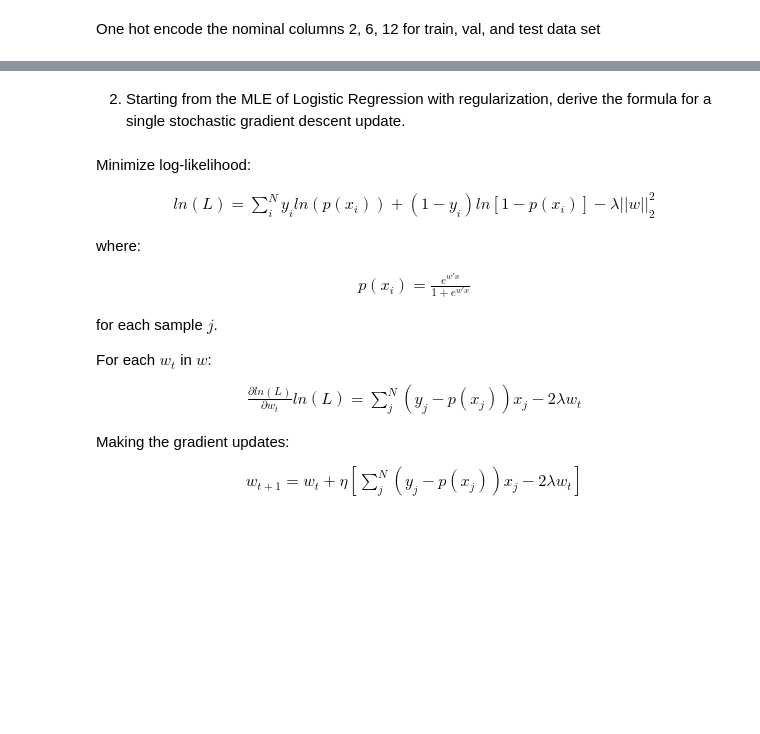
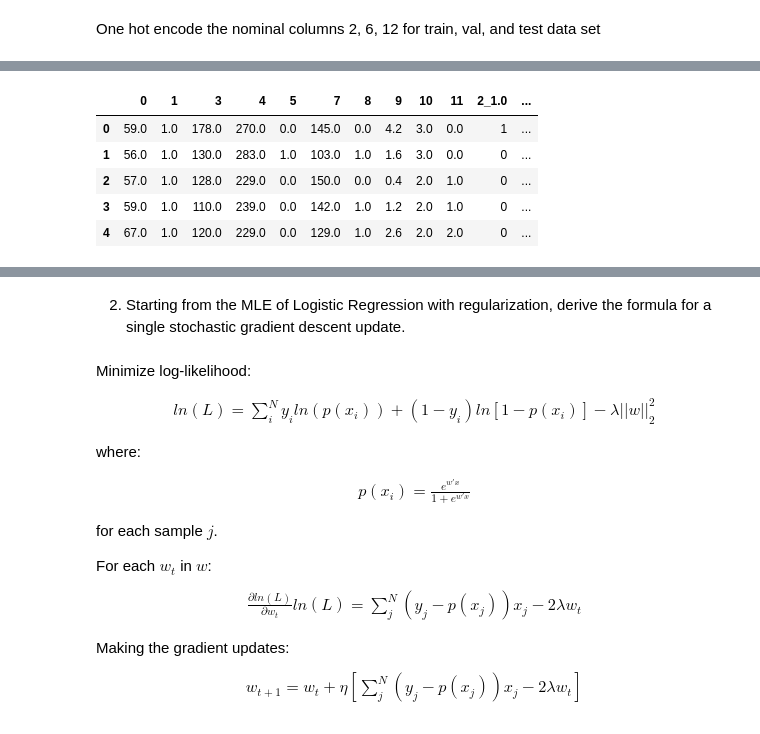
Before and after one commit to lin-justin/Applied_Machine-Learning, a Jupyter notebook: hw1.ipynb, the cells around one changed output, grey strips where cells are left out. Saved outputs shown, nothing was run; the diff lists cells and outputs as text; code cells hidden in the pictures; blank space fills up the shorter version.

```diff
--- a/hw1.ipynb
+++ b/hw1.ipynb
@@ -402,0 +85,14 @@ Specificity: 0.79
+# %%
+val_data = pd.read_csv('heartval.csv')
+val_features = val_data.loc[:, '0':'12']
+val_labels = val_data['13']
+
+val_onehot = one_hot_encode(val_features, ['2', '6', '12'])
+val_onehot.head()
+# %% [output]
+|  | 0 | 1 | 3 | 4 | 5 | 7 | 8 | 9 | 10 | 11 | 2_1.0 | ... |
+| 0 | 59.0 | 1.0 | 178.0 | 270.0 | 0.0 | 145.0 | 0.0 | 4.2 | 3.0 | 0.0 | 1 | ... |
+| 1 | 56.0 | 1.0 | 130.0 | 283.0 | 1.0 | 103.0 | 1.0 | 1.6 | 3.0 | 0.0 | 0 | ... |
+| 2 | 57.0 | 1.0 | 128.0 | 229.0 | 0.0 | 150.0 | 0.0 | 0.4 | 2.0 | 1.0 | 0 | ... |
+| 3 | 59.0 | 1.0 | 110.0 | 239.0 | 0.0 | 142.0 | 1.0 | 1.2 | 2.0 | 1.0 | 0 | ... |
+| 4 | 67.0 | 1.0 | 120.0 | 229.0 | 0.0 | 129.0 | 1.0 | 2.6 | 2.0 | 2.0 | 0 | ... |
```
Also changed, not shown: parts of 38 cells of this notebook.
